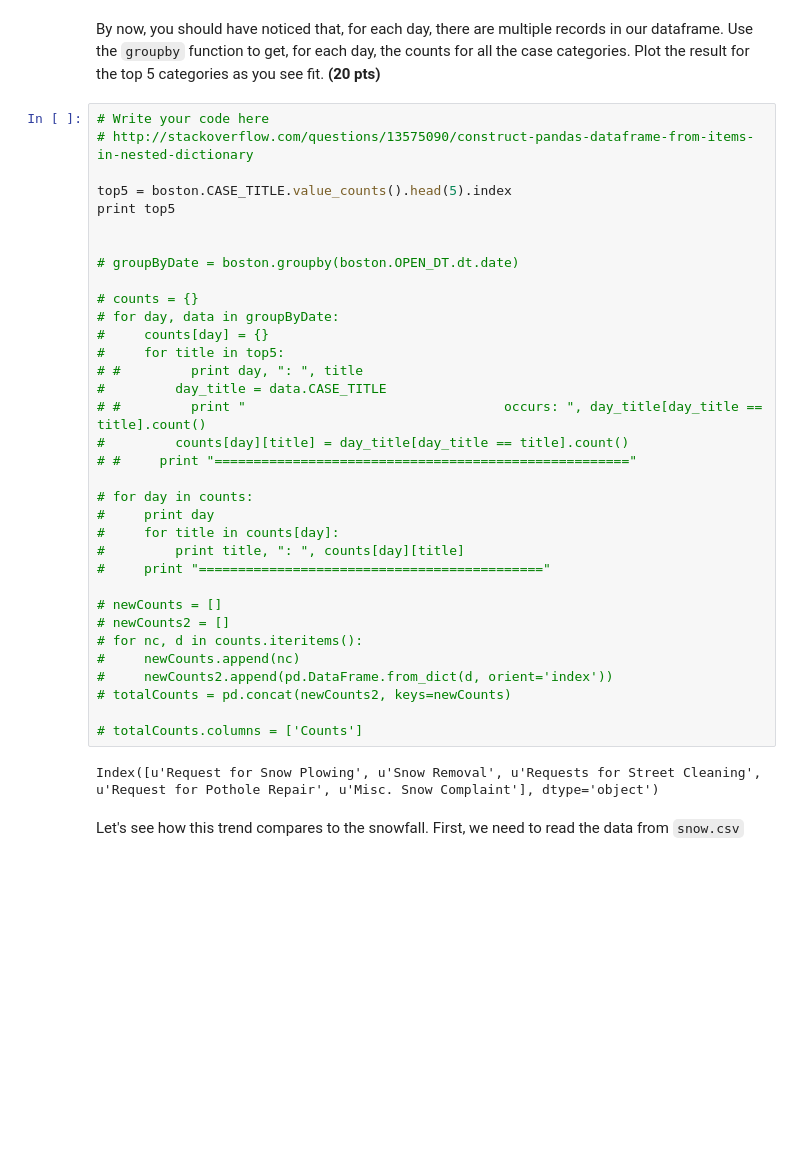
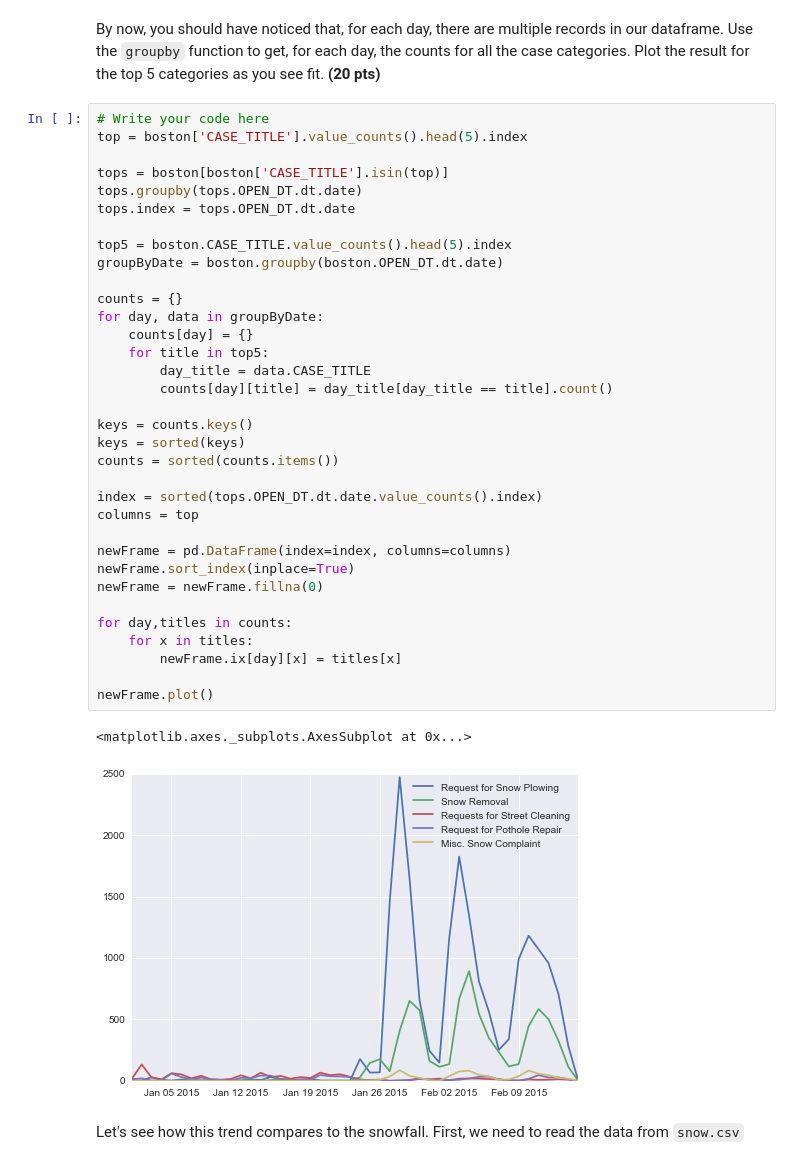
Before and after one commit to ctran25/spring-2015-homeworks, a Jupyter notebook: submissions/Homework-2/2.Pandas-in-Boston.ipynb, the cells around one changed output. Saved outputs shown, nothing was run; the diff lists cells and outputs as text; blank space fills up the shorter version.

Commit message:
Graphed top 5 CASE_TITLE's

```diff
--- a/submissions/Homework-2/2.Pandas-in-Boston.ipynb
+++ b/submissions/Homework-2/2.Pandas-in-Boston.ipynb
@@ -271,42 +271,43 @@ snow.neighborhood.value_counts().plot('barh')
 ## Step 3. Advanced filtering & joins
 # %% [markdown]
 By now, you should have noticed that, for each day, there are multiple records in our dataframe. Use the `groupby` function to get, for each day, the counts for all the case categories. Plot the result for the top 5 categories as you see fit. **(20 pts)**
-# %%
-# Write your code here
-# http://stackoverflow.com/questions/13575090/construct-pandas-dataframe-from-items-in-nested-dictionary
-
-top5 = boston.CASE_TITLE.value_counts().head(5).index
-print top5
-
-
-# groupByDate = boston.groupby(boston.OPEN_DT.dt.date)
-
-# counts = {}
-# for day, data in groupByDate:
-#     counts[day] = {}
-#     for title in top5:
-# #         print day, ": ", title
-#         day_title = data.CASE_TITLE
-# #         print "                                 occurs: ", day_title[day_title == title].count()
-#         counts[day][title] = day_title[day_title == title].count()
-# #     print "====================================================="
-
-# for day in counts:
-#     print day
-#     for title in counts[day]:
-#         print title, ": ", counts[day][title]
-#     print "============================================"
-
-# newCounts = []
-# newCounts2 = []
-# for nc, d in counts.iteritems():
-#     newCounts.append(nc)
-#     newCounts2.append(pd.DataFrame.from_dict(d, orient='index'))
-# totalCounts = pd.concat(newCounts2, keys=newCounts)
-
-# totalCounts.columns = ['Counts']
-# %% [output]
-Index([u'Request for Snow Plowing', u'Snow Removal', u'Requests for Street Cleaning', u'Request for Pothole Repair', u'Misc. Snow Complaint'], dtype='object')
+# %%
+# Write your code here
+top = boston['CASE_TITLE'].value_counts().head(5).index
+
+tops = boston[boston['CASE_TITLE'].isin(top)]
+tops.groupby(tops.OPEN_DT.dt.date)
+tops.index = tops.OPEN_DT.dt.date
+
+top5 = boston.CASE_TITLE.value_counts().head(5).index
+groupByDate = boston.groupby(boston.OPEN_DT.dt.date)
+
+counts = {}
+for day, data in groupByDate:
+    counts[day] = {}
+    for title in top5:
+        day_title = data.CASE_TITLE
+        counts[day][title] = day_title[day_title == title].count()
+
+keys = counts.keys()
+keys = sorted(keys)
+counts = sorted(counts.items())
+
+index = sorted(tops.OPEN_DT.dt.date.value_counts().index)
+columns = top
+
+newFrame = pd.DataFrame(index=index, columns=columns)
+newFrame.sort_index(inplace=True)
+newFrame = newFrame.fillna(0)
+
+for day,titles in counts:
+    for x in titles:
+        newFrame.ix[day][x] = titles[x]
+
+newFrame.plot()
+# %% [output]
+<matplotlib.axes._subplots.AxesSubplot at 0x...>
+[figure, added]
 # %% [markdown]
 Let's see how this trend compares to the snowfall. First, we need to read the data from `snow.csv`
 # %%
```
